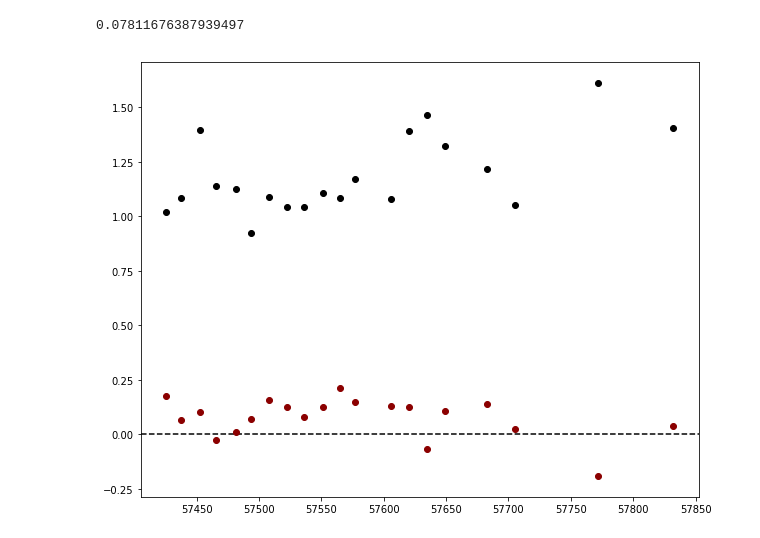
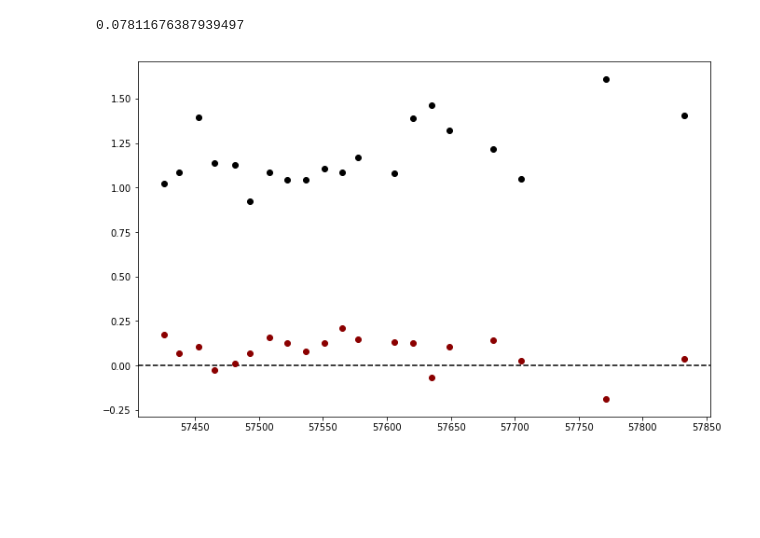
Before and after one commit to rvanlinge/radio_project, a Jupyter notebook: 1314_LTObservations.ipynb, the cells around one changed output. Cells and saved outputs as stored; diff of their text form; code cells hidden in the pictures; blank space fills up the shorter version.

```diff
--- a/1314_LTObservations.ipynb
+++ b/1314_LTObservations.ipynb
@@ -335,15 +341,17 @@ stV.std()
 std = stV.std()
 mean = stV.mean()
 # %%
-plt.figure(figsize=(10,8))
+plt.figure(figsize=(11,7))
 plt.errorbar(time,stI,yerr=stErr,color='k',fmt='o',label='Stokes I')
 plt.errorbar(time,stV,yerr=stErr,color='darkred',fmt='o',label='Stokes V')
 
 plt.axhline(y=0,color='k',linestyle='dashed')
 #plt.fill_between(time,mean,mean-std,color='darkred',alpha=0.1)
 #plt.fill_between(time,mean,mean+std,color='darkred',alpha=0.1)
 #plt.fill_between(time,mean,mean-2*std,color='darkorange',alpha=0.1)
 
+
+
 plt.show()
 # %% [output]
-[figure, old version]
+[figure, new version]
```
Also changed, not shown: parts of 9 cells of this notebook, 9 other files.
